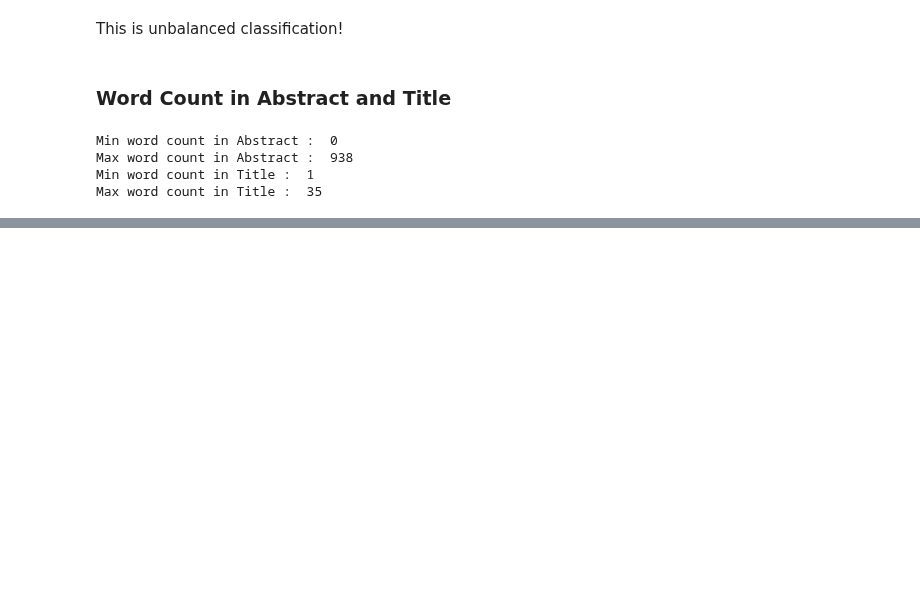
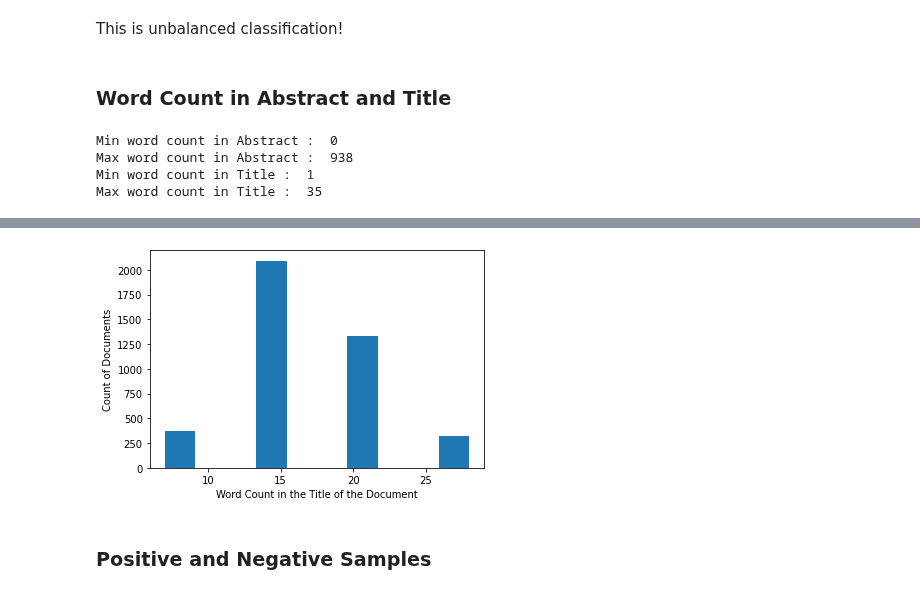
Before and after one commit to suvigyajain0101/CaseStudies, a Jupyter notebook: AdverseEventClassification/EDA.ipynb, the cells around one changed output, grey strips where cells are left out. Saved outputs shown, nothing was run; the diff lists cells and outputs as text; code cells hidden in the pictures; blank space fills up the shorter version.

```diff
--- a/AdverseEventClassification/EDA.ipynb
+++ b/AdverseEventClassification/EDA.ipynb
@@ -74,0 +72,8 @@ plt.xlabel('Data');
+# %%
+plt.hist(df['binned_title'], density=False)
+plt.ylabel('Count of Documents')
+plt.xlabel('Word Count in the Title of the Document');
+# %% [output]
+[figure, added]
+# %% [markdown]
+### Positive and Negative Samples
```
Also changed, not shown: parts of 4 cells of this notebook.
